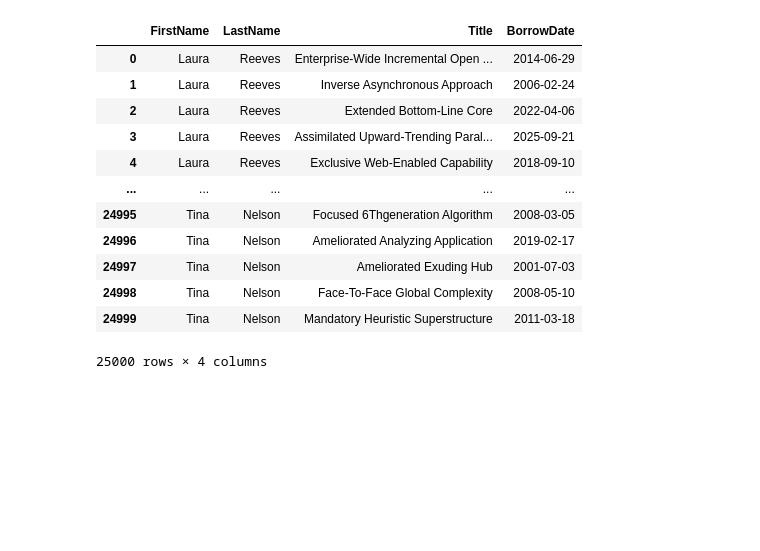
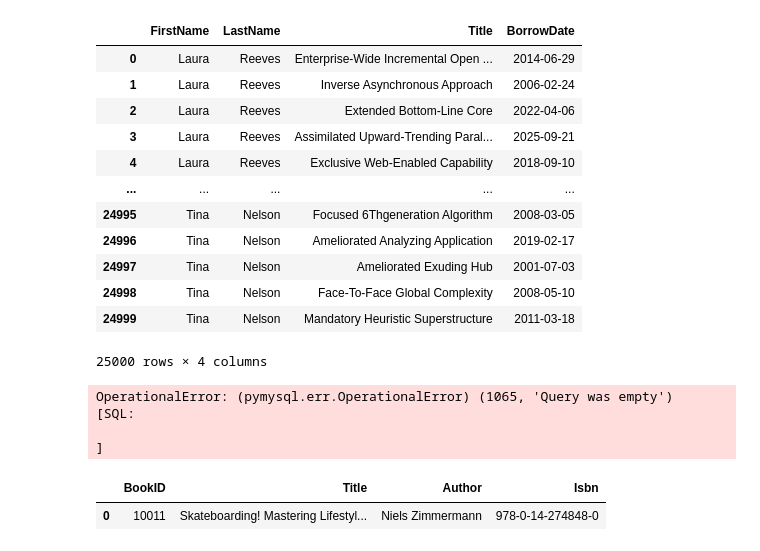
Before and after one commit to an0on/Liane_book_library, a Jupyter notebook: src/Playground.ipynb, the cells around one changed output. Cells and saved outputs as stored; diff of their text form; code cells hidden in the pictures; blank space fills up the shorter version.

```diff
--- a/src/Playground.ipynb
+++ b/src/Playground.ipynb
@@ -50,0 +77,35 @@ loans_df
+# %%
+from sqlalchemy import create_engine, text
+
+# Create an engine to connect to the database
+engine = create_engine(connection_string)
+
+# Define the update query
+update_query = """
+
+"""
+
+# Execute the update query with an explicit commit
+with engine.connect() as connection:
+    transaction = connection.begin()
+    try:
+        connection.execute(text(update_query))
+        transaction.commit()
+    except:
+        transaction.rollback()
+        raise
+# %% [output]
+OperationalError: (pymysql.err.OperationalError) (1065, 'Query was empty')
+[SQL:
+
+]
+# %%
+pd.read_sql("""
+            SELECT *
+            FROM Books
+            WHERE BookId = 10011;
+            """,
+            con = connection_string)
+# %% [output]
+|  | BookID | Title | Author | Isbn |
+| 0 | 10011 | Skateboarding! Mastering Lifestyl... | Niels Zimmermann | 978-0-14-274848-0 |
```
Also changed, not shown: parts of 7 cells of this notebook, 12 other files.
